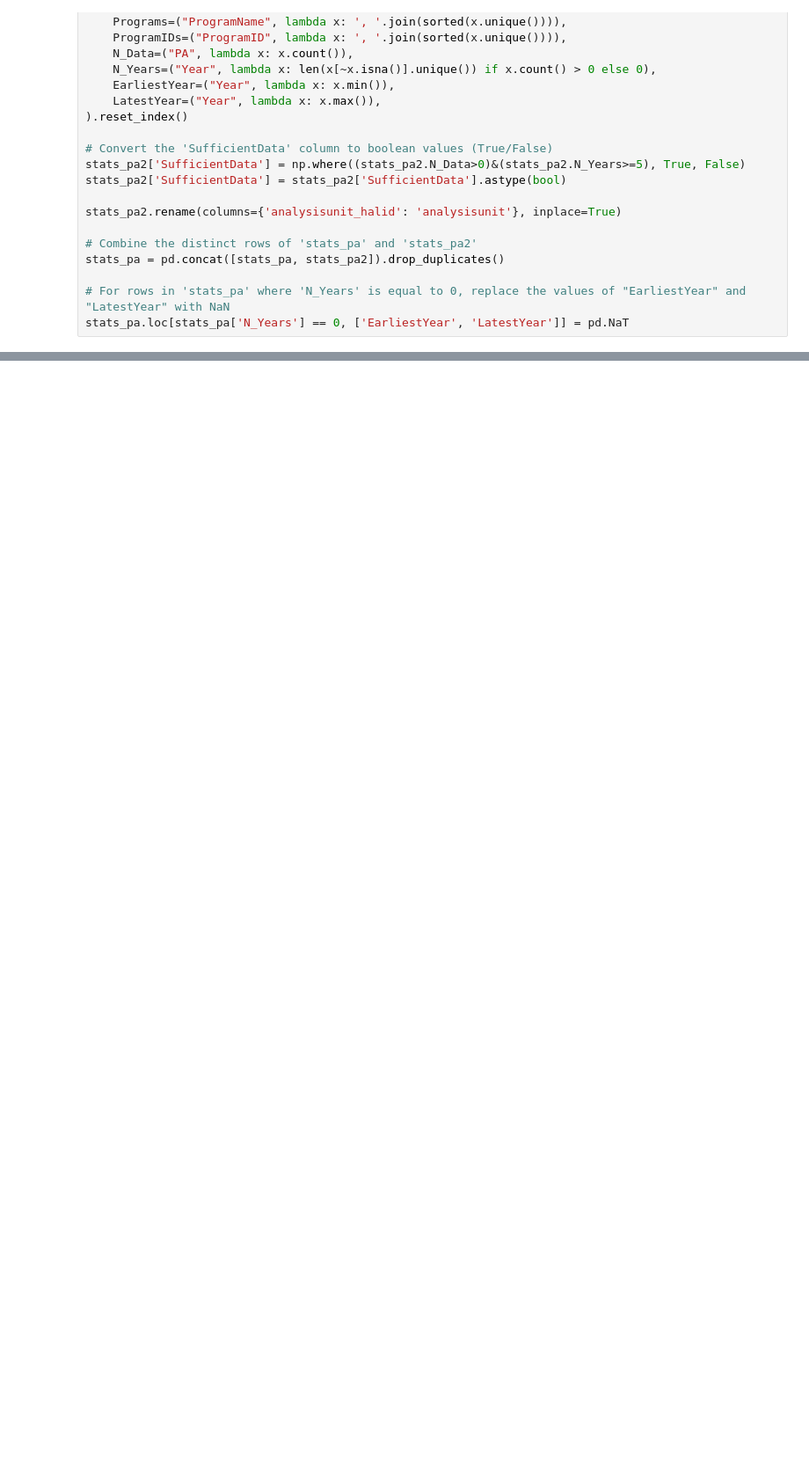
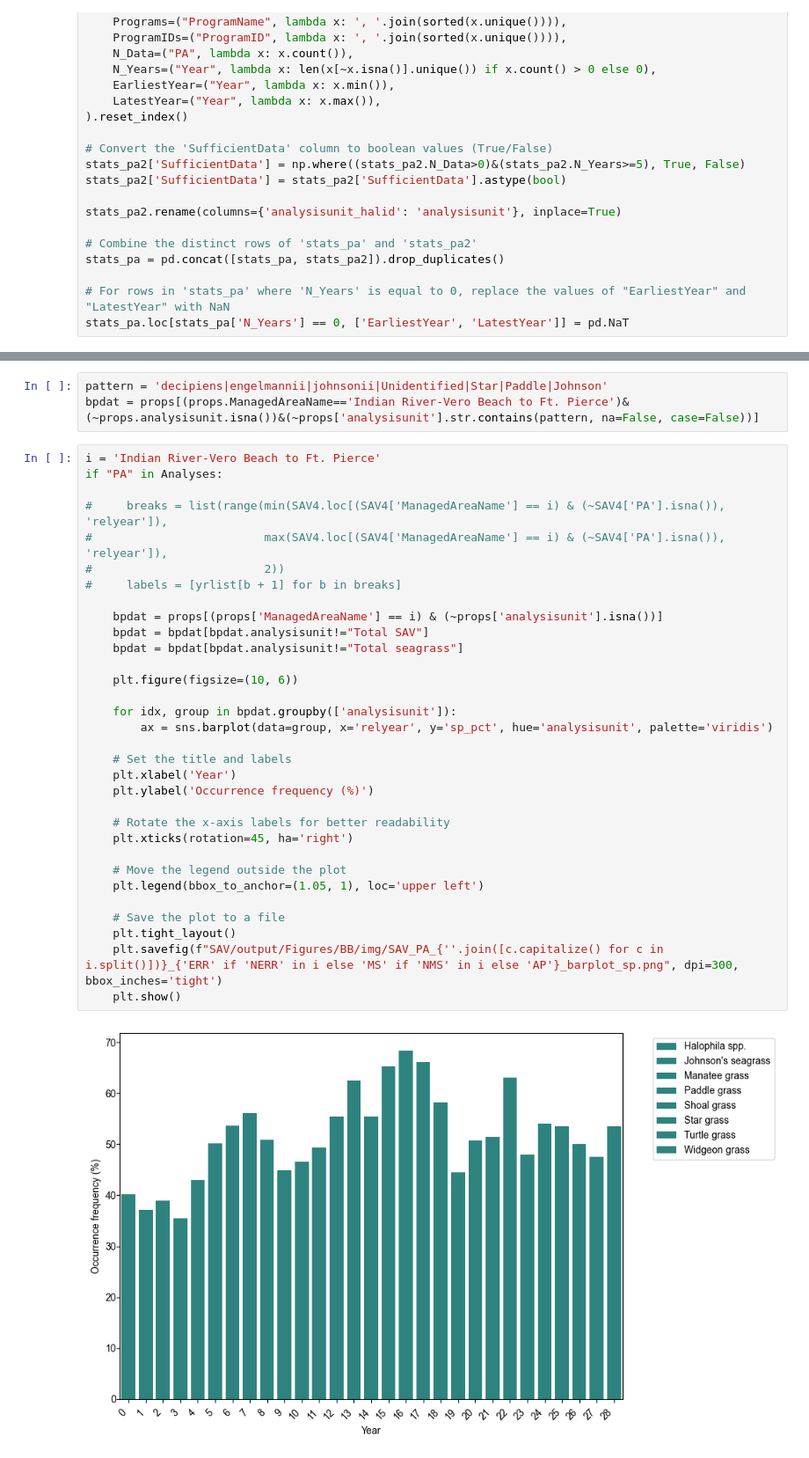
Before and after one commit to tylerhill122/SEACAR-SAV-script, a Jupyter notebook: SAV Script.ipynb, the cells around one changed output, grey strips where cells are left out. Shown at 88% size. Saved outputs shown, nothing was run; the diff lists cells and outputs as text; blank space fills up the shorter version.

```diff
--- a/SAV Script.ipynb
+++ b/SAV Script.ipynb
@@ -452,0 +524,37 @@ Only the N_Years aggregation is incorrectly computing. Not counting true N_Years
+# %%
+pattern = 'decipiens|engelmannii|johnsonii|Unidentified|Star|Paddle|Johnson'
+bpdat = props[(props.ManagedAreaName=='Indian River-Vero Beach to Ft. Pierce')&(~props.analysisunit.isna())&(~props['analysisunit'].str.contains(pattern, na=False, case=False))]
+# %%
+i = 'Indian River-Vero Beach to Ft. Pierce'
+if "PA" in Analyses:
+
+#     breaks = list(range(min(SAV4.loc[(SAV4['ManagedAreaName'] == i) & (~SAV4['PA'].isna()), 'relyear']),
+#                         max(SAV4.loc[(SAV4['ManagedAreaName'] == i) & (~SAV4['PA'].isna()), 'relyear']),
+#                         2))
+#     labels = [yrlist[b + 1] for b in breaks]
+
+    bpdat = props[(props['ManagedAreaName'] == i) & (~props['analysisunit'].isna())]
+    bpdat = bpdat[bpdat.analysisunit!="Total SAV"]
+    bpdat = bpdat[bpdat.analysisunit!="Total seagrass"]
+
+    plt.figure(figsize=(10, 6))
+
+    for idx, group in bpdat.groupby(['analysisunit']):
+        ax = sns.barplot(data=group, x='relyear', y='sp_pct', hue='analysisunit', palette='viridis')
+
+    # Set the title and labels
+    plt.xlabel('Year')
+    plt.ylabel('Occurrence frequency (%)')
+
+    # Rotate the x-axis labels for better readability
+    plt.xticks(rotation=45, ha='right')
+
+    # Move the legend outside the plot
+    plt.legend(bbox_to_anchor=(1.05, 1), loc='upper left')
+
+    # Save the plot to a file
+    plt.tight_layout()
+    plt.savefig(f"SAV/output/Figures/BB/img/SAV_PA_{''.join([c.capitalize() for c in i.split()])}_{'ERR' if 'NERR' in i else 'MS' if 'NMS' in i else 'AP'}_barplot_sp.png", dpi=300, bbox_inches='tight')
+    plt.show()
+# %% [output]
+[figure, added]
```
Also changed, not shown: parts of 42 cells of this notebook.
